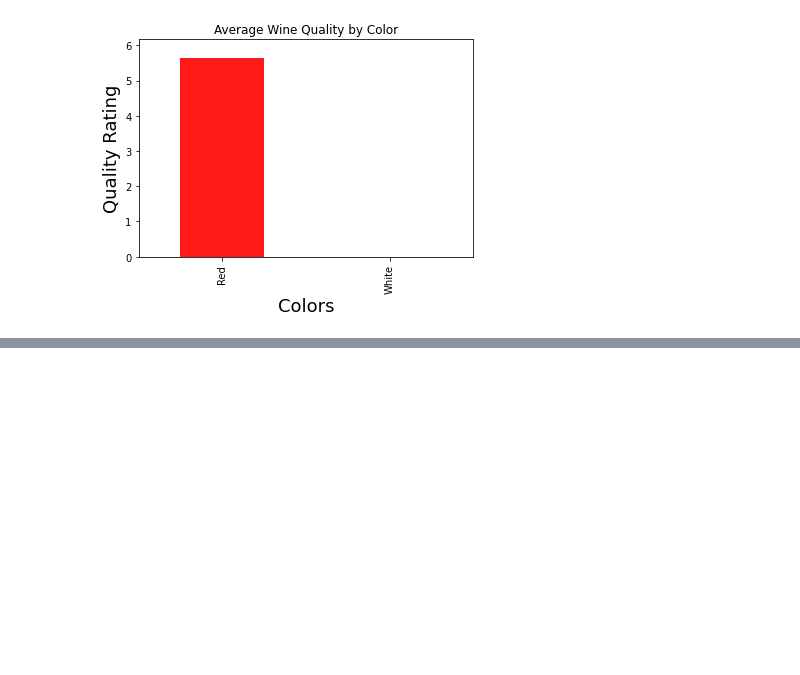
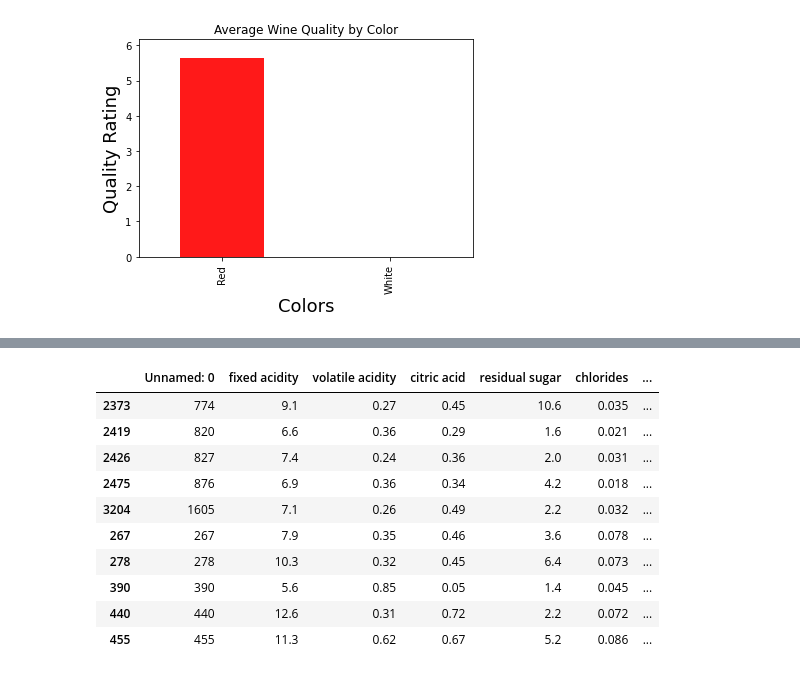
Before and after one commit to kurosakiaduma/wines_samples, a Jupyter notebook: combinedset.ipynb, the cells around one changed output, grey strips where cells are left out. Saved outputs shown, nothing was run; the diff lists cells and outputs as text; code cells hidden in the pictures; blank space fills up the shorter version.

Commit message:
analyze with Pandas cut, qcut, nlargest, crosstab, pct_change

```diff
--- a/combinedset.ipynb
+++ b/combinedset.ipynb
@@ -206,0 +377,14 @@ Text(0, 0.5, 'Quality Rating')
+# %%
+df_wines.nlargest(10, 'quality')
+# %% [output]
+|  | Unnamed: 0 | fixed acidity | volatile acidity | citric acid | residual sugar | chlorides | ... |
+| 2373 | 774 | 9.1 | 0.27 | 0.45 | 10.6 | 0.035 | ... |
+| 2419 | 820 | 6.6 | 0.36 | 0.29 | 1.6 | 0.021 | ... |
+| 2426 | 827 | 7.4 | 0.24 | 0.36 | 2.0 | 0.031 | ... |
+| 2475 | 876 | 6.9 | 0.36 | 0.34 | 4.2 | 0.018 | ... |
+| 3204 | 1605 | 7.1 | 0.26 | 0.49 | 2.2 | 0.032 | ... |
+| 267 | 267 | 7.9 | 0.35 | 0.46 | 3.6 | 0.078 | ... |
+| 278 | 278 | 10.3 | 0.32 | 0.45 | 6.4 | 0.073 | ... |
+| 390 | 390 | 5.6 | 0.85 | 0.05 | 1.4 | 0.045 | ... |
+| 440 | 440 | 12.6 | 0.31 | 0.72 | 2.2 | 0.072 | ... |
+| 455 | 455 | 11.3 | 0.62 | 0.67 | 5.2 | 0.086 | ... |
```
Also changed, not shown: parts of 25 cells of this notebook, 1 other file.
